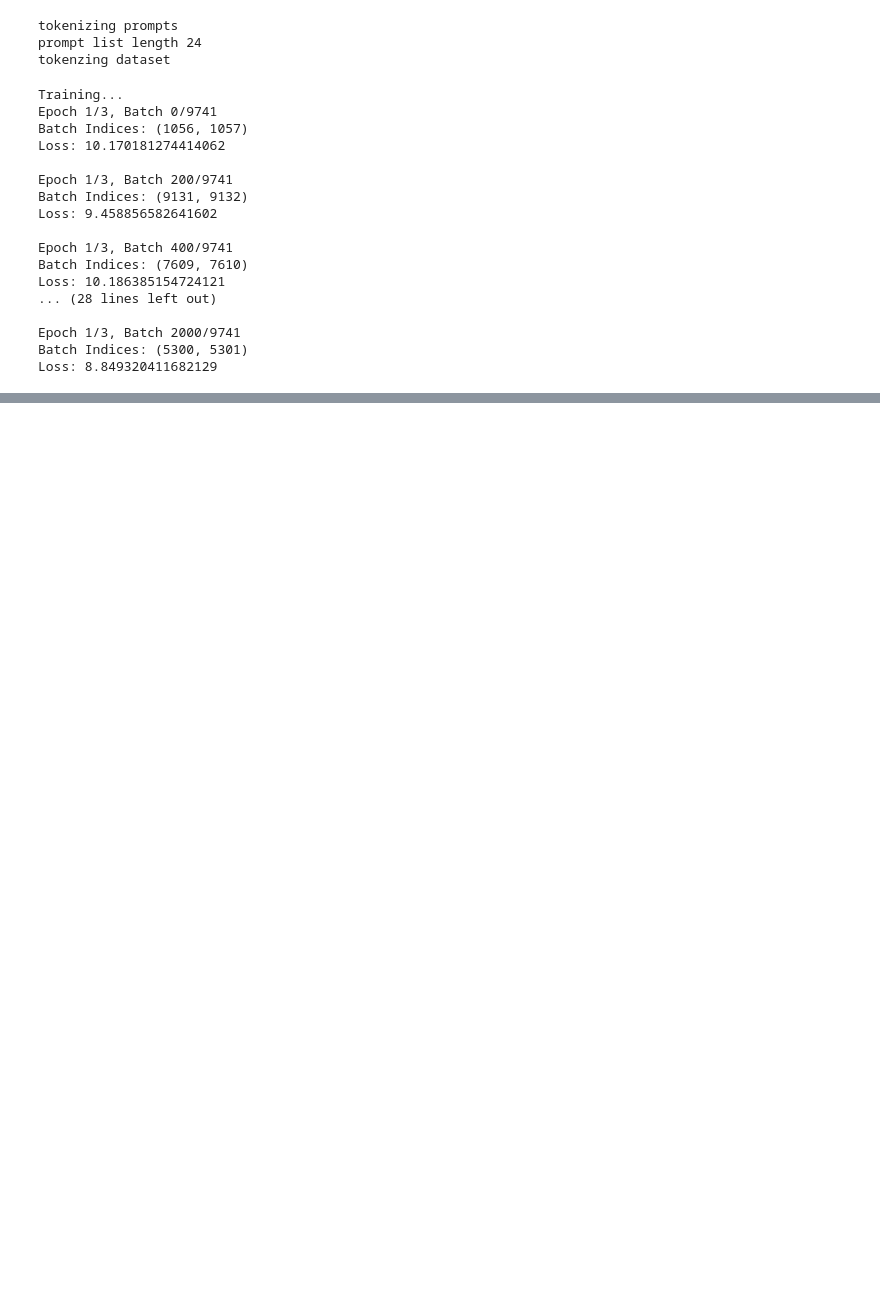
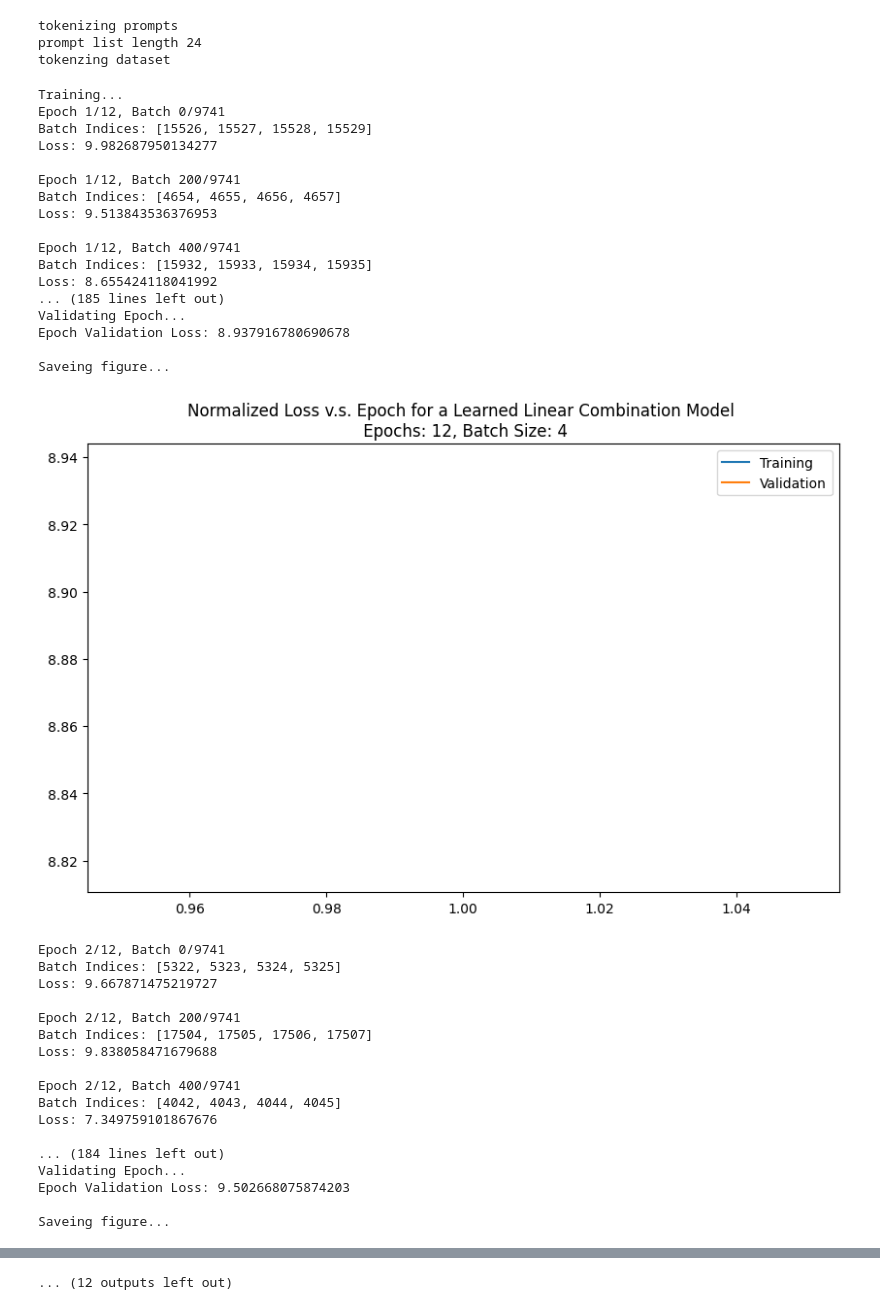
Before and after one commit to ppxscal/nlp_project, a Jupyter notebook: experiment_11/experiment_11.ipynb, the cells around one changed output, grey strips where cells are left out. Cells and saved outputs as stored; diff of their text form; code cells hidden in the pictures; blank space fills up the shorter version.

```diff
--- a/experiment_11/experiment_11.ipynb
+++ b/experiment_11/experiment_11.ipynb
@@ -121,6 +121,11 @@ tokenizing prompts
 prompt list length 24
 tokenzing dataset
 # %%
+# Training parameters
+epochs = 12
+batch_size = 4
+device = torch.device('cuda' if torch.cuda.is_available() else 'cpu')
+
 print('Training...')
 
 # Training loop
@@ -134,7 +139,7 @@ for epoch in range(epochs):
     epoch_loss_projected = 0
     epoch_loss_validation = 0
     for _ in range(0, len(train_dataset), batch_size):
-        i = random.randint(0, len(train_dataset) - 2)
+        i = random.randint(0, len(train_dataset) - batch_size + 1 )
         batch = train_dataset[i:i+batch_size]
         if len(batch['inputs_pretokenized']) != batch_size:
           continue
@@ -176,14 +181,14 @@ for epoch in range(epochs):
         #print(f'complete from this epoch {i}/{len(train_dataset)}', end='')
         if _ % 200 == 0:
           print(f'Epoch {epoch+1}/{epochs}, Batch {_}/{len(train_dataset)}')
-          print(f'Batch Indices: ({i}, {i+1})')
+          print(f'Batch Indices: {[i + k for k in range(i, i+batch_size)]}')
           print(f'Loss: {loss_projected.item()}')
           print()
 
     print('Validating Epoch...')
 
     for _ in range(0, len(validation_dataset), batch_size):
-        i = random.randint(0, len(validation_dataset) - 2)
+        i = random.randint(0, len(validation_dataset) - batch_size + 1 )
         batch = validation_dataset[i:i+batch_size]
         if len(batch['inputs_pretokenized']) != batch_size:
           continue
@@ -212,47 +217,64 @@ for epoch in range(epochs):
         outputs_projected = model_projected(inputs_embeds=combined_projected_embeddings, labels=labels)
 
         loss_validation = outputs_projected.loss
         epoch_loss_validation += loss_validation.item()
 
-    epoch_loss_projected /= len(list(range(0, len(train_dataset), batch_size)))
-    epoch_loss_validation /= len(list(range(0, len(validation_dataset), batch_size)))
+    epoch_loss_projected /= (len(list(range(0, len(train_dataset), batch_size))))
+    epoch_loss_validation /= (len(list(range(0, len(validation_dataset), batch_size))) - 1)
 
     print(f'Epoch Validation Loss: {epoch_loss_validation} \n', end='')
     print()
 
     projected_losses.append(epoch_loss_projected)
     validation_losses.append(epoch_loss_validation)
 
     # Create a DataFrame with the loss values
     n = len(projected_losses)
 
     # Create the plot
     plt.figure(figsize=(10, 6))
     plt.plot(range(1, n + 1), projected_losses, label='Training')
     plt.plot(range(1, n + 1), validation_losses, label='Validation')
-    plt.title('Normalized Loss v.s. Epoch for a Learned Linear Combination Model')
-    plt.title(f'Epochs: {epochs}, Batch Size: {batch_size}')
+    plt.title(f'Normalized Loss v.s. Epoch for a Learned Linear Combination Model \n Epochs: {epochs}, Batch Size: {batch_size}')
     plt.legend()
 
     # Save the plot as a png file
     print(f'Saveing figure...')
     plt.savefig(f'loss_plot_epoch_{epoch+1}.png')
     plt.show()
 # %% [output]
 Training...
-Epoch 1/3, Batch 0/9741
-Batch Indices: (1056, 1057)
-Loss: 10.170181274414062
+Epoch 1/12, Batch 0/9741
+Batch Indices: [15526, 15527, 15528, 15529]
+Loss: 9.982687950134277
 
-Epoch 1/3, Batch 200/9741
-Batch Indices: (9131, 9132)
-Loss: 9.458856582641602
+Epoch 1/12, Batch 200/9741
+Batch Indices: [4654, 4655, 4656, 4657]
+Loss: 9.513843536376953
 
-Epoch 1/3, Batch 400/9741
-Batch Indices: (7609, 7610)
-Loss: 10.186385154724121
-... (28 lines left out)
+Epoch 1/12, Batch 400/9741
+Batch Indices: [15932, 15933, 15934, 15935]
+Loss: 8.655424118041992
+... (185 lines left out)
+Validating Epoch...
+Epoch Validation Loss: 8.937916780690678
 
-Epoch 1/3, Batch 2000/9741
-Batch Indices: (5300, 5301)
-Loss: 8.849320411682129
+Saveing figure...
+[figure, added]
+Epoch 2/12, Batch 0/9741
+Batch Indices: [5322, 5323, 5324, 5325]
+Loss: 9.667871475219727
+
+Epoch 2/12, Batch 200/9741
+Batch Indices: [17504, 17505, 17506, 17507]
+Loss: 9.838058471679688
+
+Epoch 2/12, Batch 400/9741
+Batch Indices: [4042, 4043, 4044, 4045]
+Loss: 7.349759101867676
+
+... (184 lines left out)
+Validating Epoch...
+Epoch Validation Loss: 9.502668075874203
+
+Saveing figure...
@@ -258,0 +354 @@ Loss: 8.849320411682129
+... (12 outputs left out)
```
Also changed, not shown: parts of 1 cell of this notebook.
